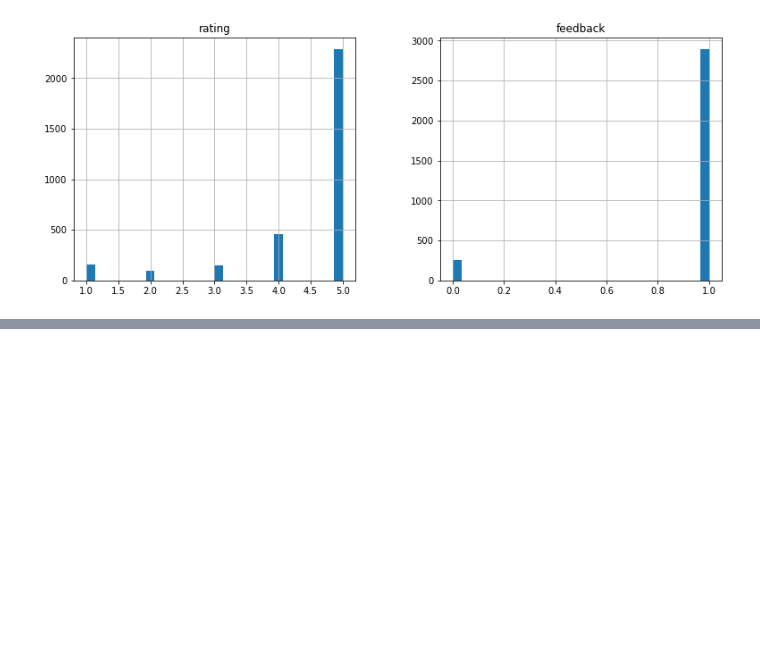
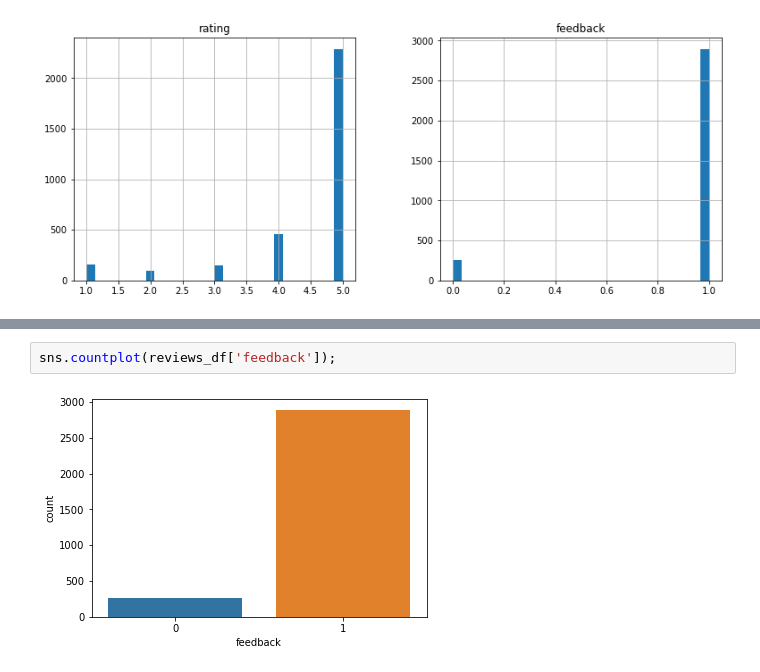
Before and after one commit to Rosivaldojesus/data_analysis, a Jupyter notebook: dp_relacoes-publicas/main.ipynb, the cells around one changed output, grey strips where cells are left out. Cells and saved outputs as stored; diff of their text form; blank space fills up the shorter version.

```diff
--- a/dp_relacoes-publicas/main.ipynb
+++ b/dp_relacoes-publicas/main.ipynb
@@ -106,0 +167,4 @@ array([[<AxesSubplot:title={'center':'rating'}>,
+# %%
+sns.countplot(reviews_df['feedback']);
+# %% [output]
+[figure, added]
```
Also changed, not shown: parts of 31 cells of this notebook, 2 other files.
